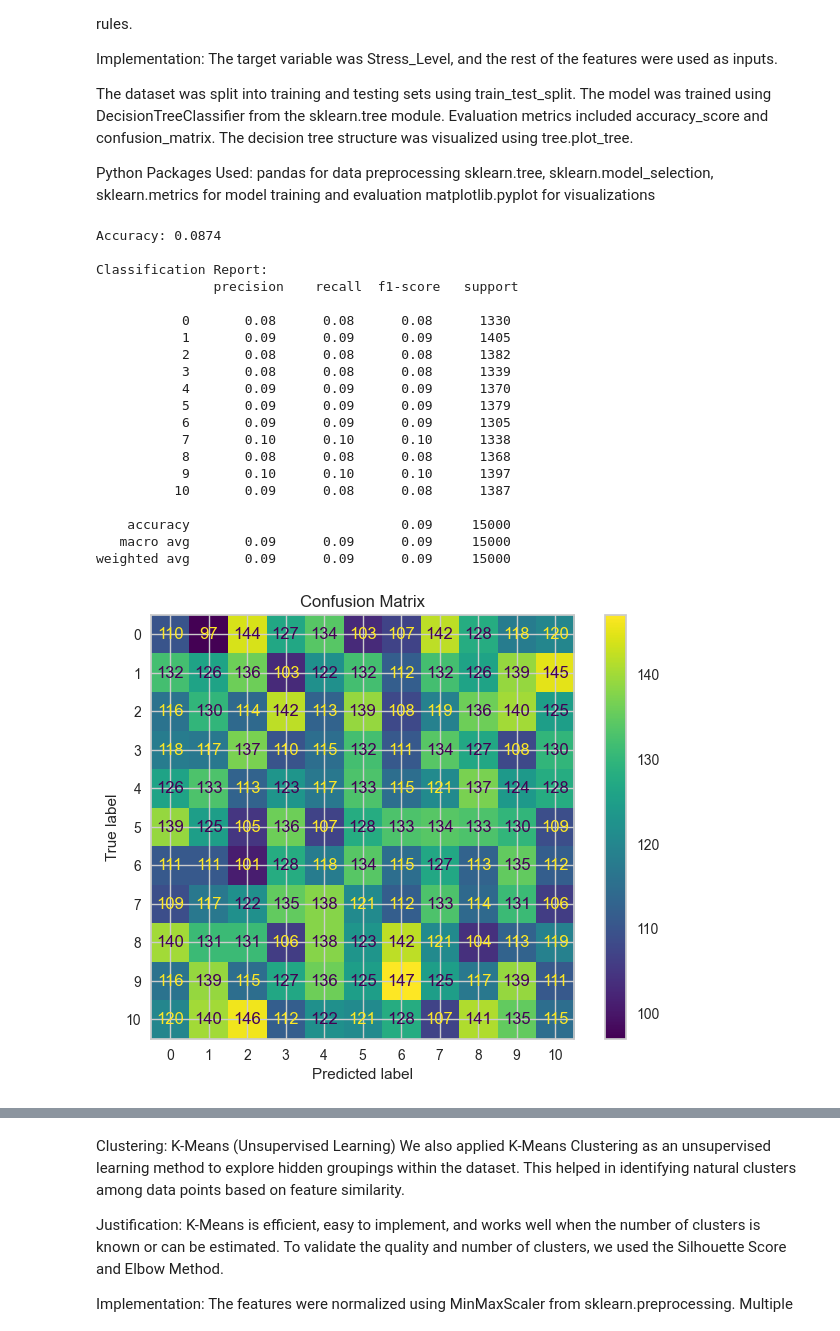
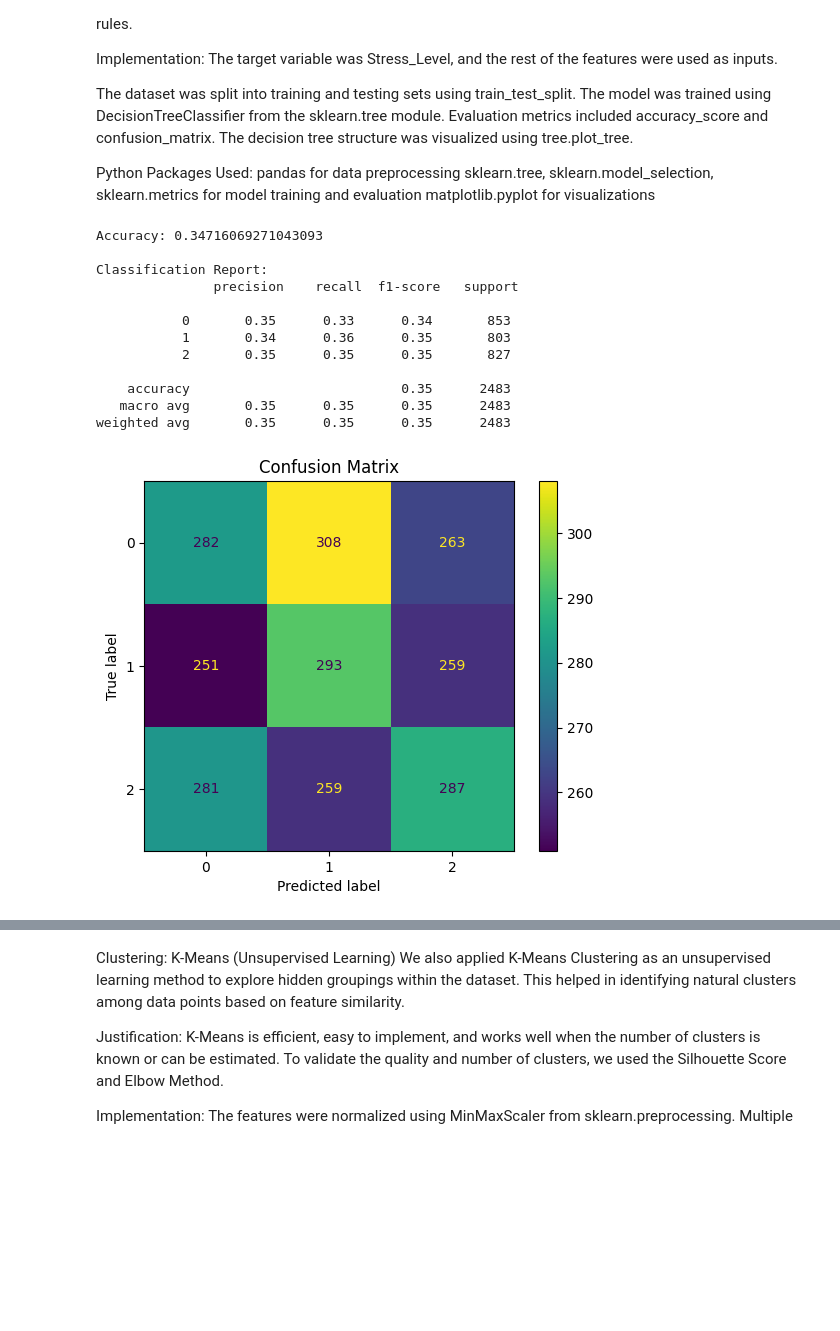
Before and after one commit to SanaAlotaibi/DataMiningProject, a Jupyter notebook: final_report.ipynb, the cells around one changed output, grey strips where cells are left out. Cells and saved outputs as stored; diff of their text form; code cells hidden in the pictures; blank space fills up the shorter version.

```diff
--- a/final_report.ipynb
+++ b/final_report.ipynb
@@ -555,7 +576,7 @@ import matplotlib.pyplot as plt
 from sklearn import tree
 
 # Load the dataset
-df = pd.read_csv("corporate_stress_dataset.csv")
+df = pd.read_csv("/content/Balanced_Processed_dataset.csv")
 
 # Drop ID column (not useful)
 df = df.drop(columns=['ID'])
@@ -572,46 +593,38 @@ X_train, X_test, y_train, y_test = train_test_split(X, y, test_size=0.3, random_
 
 # Train the model
 clf = DecisionTreeClassifier(random_state=42)
 clf.fit(X_train, y_train)
 
 # Predict
 y_pred = clf.predict(X_test)
 
 # Evaluation
 print("Accuracy:", accuracy_score(y_test, y_pred))
 print("\nClassification Report:\n", classification_report(y_test, y_pred))
 
 # Confusion Matrix
 cm = confusion_matrix(y_test, y_pred)
 disp = ConfusionMatrixDisplay(confusion_matrix=cm)
 disp.plot()
 plt.title("Confusion Matrix")
 plt.show()
 
 # Plot the Decision Tree
 plt.figure(figsize=(20,10))
 tree.plot_tree(clf, feature_names=X.columns, class_names=True, filled=True)
 plt.title("Decision Tree")
 plt.show()
 # %% [output]
-Accuracy: 0.0874
+Accuracy: 0.34716069271043093
 
 Classification Report:
                precision    recall  f1-score   support
 
-           0       0.08      0.08      0.08      1330
-           1       0.09      0.09      0.09      1405
-           2       0.08      0.08      0.08      1382
-           3       0.08      0.08      0.08      1339
-           4       0.09      0.09      0.09      1370
-           5       0.09      0.09      0.09      1379
-           6       0.09      0.09      0.09      1305
-           7       0.10      0.10      0.10      1338
-           8       0.08      0.08      0.08      1368
-           9       0.10      0.10      0.10      1397
-          10       0.09      0.08      0.08      1387
+           0       0.35      0.33      0.34       853
+           1       0.34      0.36      0.35       803
+           2       0.35      0.35      0.35       827
 
-    accuracy                           0.09     15000
-   macro avg       0.09      0.09      0.09     15000
-weighted avg       0.09      0.09      0.09     15000
+    accuracy                           0.35      2483
+   macro avg       0.35      0.35      0.35      2483
+weighted avg       0.35      0.35      0.35      2483
-[figure, old version]
+[figure, new version]
```
Also changed, not shown: parts of 6 cells of this notebook.
